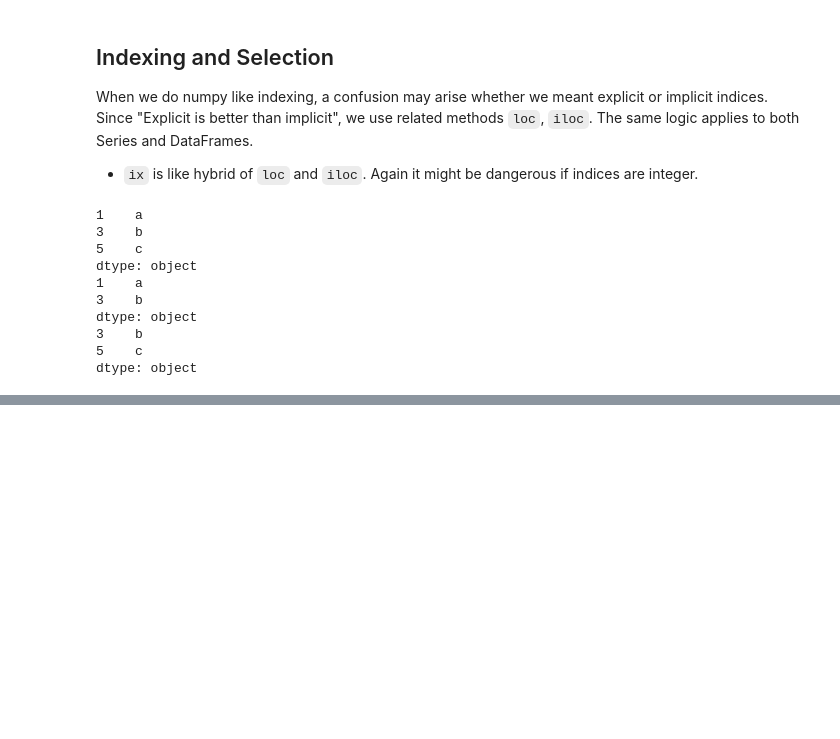
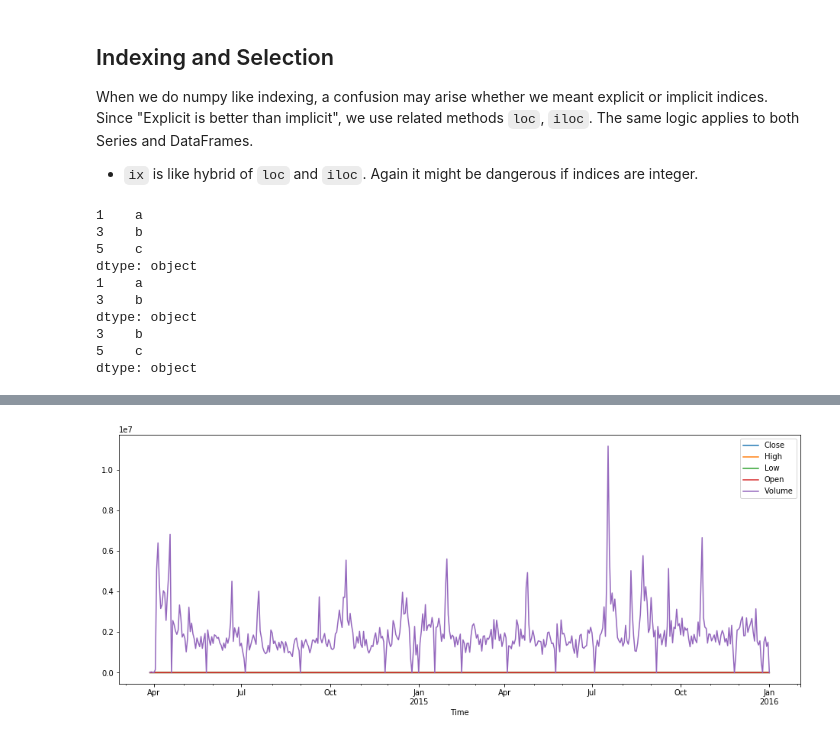
Before and after one commit to seljukgulcan/python-data-science-handbook-notes, a Jupyter notebook: pandas.ipynb, the cells around one changed output, grey strips where cells are left out. Saved outputs shown, nothing was run; the diff lists cells and outputs as text; code cells hidden in the pictures; blank space fills up the shorter version.

Commit message:
Pandas time series stuff added

```diff
--- a/pandas.ipynb
+++ b/pandas.ipynb
@@ -152,0 +190,11 @@ TypeError: Cannot convert input [('GOOG', Timestamp('2014-03-27 00:00:00'))] of
+# %%
+f = web.DataReader('GOOG', 'morningstar', start='2004', end='2016')
+print(f.head())
+
+data = f.loc["GOOG", :]
+
+print( data.index.min())
+print( data.index.max())
+data.index.name = "Time"
+
+close = data["Close"]
@@ -152,0 +211,6 @@ TypeError: Cannot convert input [('GOOG', Timestamp('2014-03-27 00:00:00'))] of
+# %%
+# DataFrame objects have a nice plot method
+data.plot(figsize=(16,6))
+plt.show()
+# %% [output]
+[figure, added]
```
Also changed, not shown: parts of 14 cells of this notebook.
